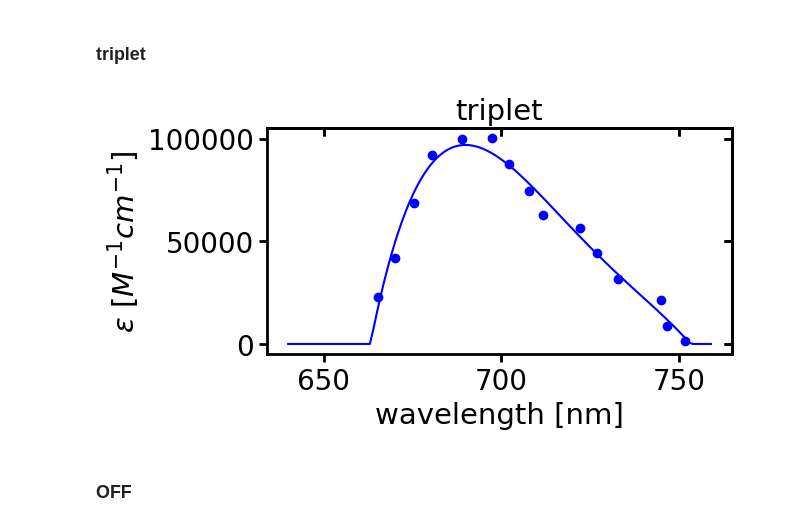
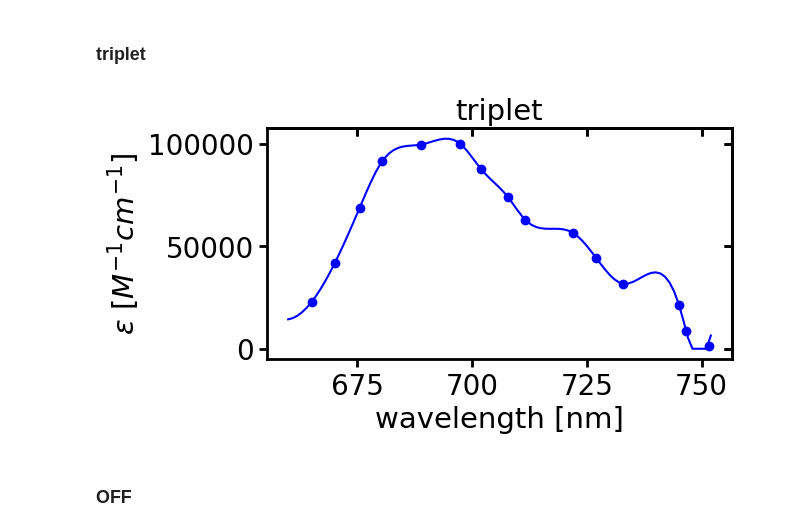
Before and after one commit to super-resolution/Fluopy, a Jupyter notebook: notebooks/energy transfer/spectral_overlap_integrals.ipynb, the cells around one changed output. Saved outputs shown, nothing was run; the diff lists cells and outputs as text; code cells hidden in the pictures.

```diff
--- a/notebooks/energy transfer/spectral_overlap_integrals.ipynb
+++ b/notebooks/energy transfer/spectral_overlap_integrals.ipynb
@@ -43,23 +51,27 @@ fig, ax = cp.universal_figure(type_='scatter', data=[measured_wavelengths, measu
 # %%
 triplet = pd.read_csv(file_path + 'cy5_t1_absorption.csv')
 
-important_wavelengths = np.arange(640, 760)
+important_wavelengths = np.arange(660, 753)
 measured_wavelengths = triplet['x']
+sorted_indices = np.argsort(measured_wavelengths)
+measured_wavelengths = measured_wavelengths[sorted_indices]
 measured_extinctions = triplet[' y']
-triplet_extinctions = np.polyval(polyfit(measured_wavelengths, measured_extinctions, deg=4), x=important_wavelengths)
+measured_extinctions = measured_extinctions[sorted_indices]
+
+triplet_extinctions = itp.CubicSpline(measured_wavelengths, measured_extinctions)(important_wavelengths)
 
 upper = 800 - max(important_wavelengths)
 lower = min(important_wavelengths) - 300
 add_lower = np.zeros(shape=lower)
 add_upper = np.zeros(shape=upper)
 
 triplet_extinctions = np.where(triplet_extinctions < 0, 0, triplet_extinctions)
 triplet_extinctions_complete = np.concatenate((add_lower, triplet_extinctions, add_upper))
 
 fig, ax = cp.universal_figure(data=[important_wavelengths, triplet_extinctions])
 fig, ax = cp.universal_figure(type_='scatter', data=[measured_wavelengths, measured_extinctions], axes=ax,
                               ylabel=r'$\epsilon\ [M^{-1}cm^{-1}]$', xlabel='wavelength [nm]', title='triplet')
 # %% [output]
-[figure, old version]
+[figure, new version]
 # %% [markdown]
 ### OFF
```
Also changed, not shown: parts of 8 cells of this notebook, 19 other files.
